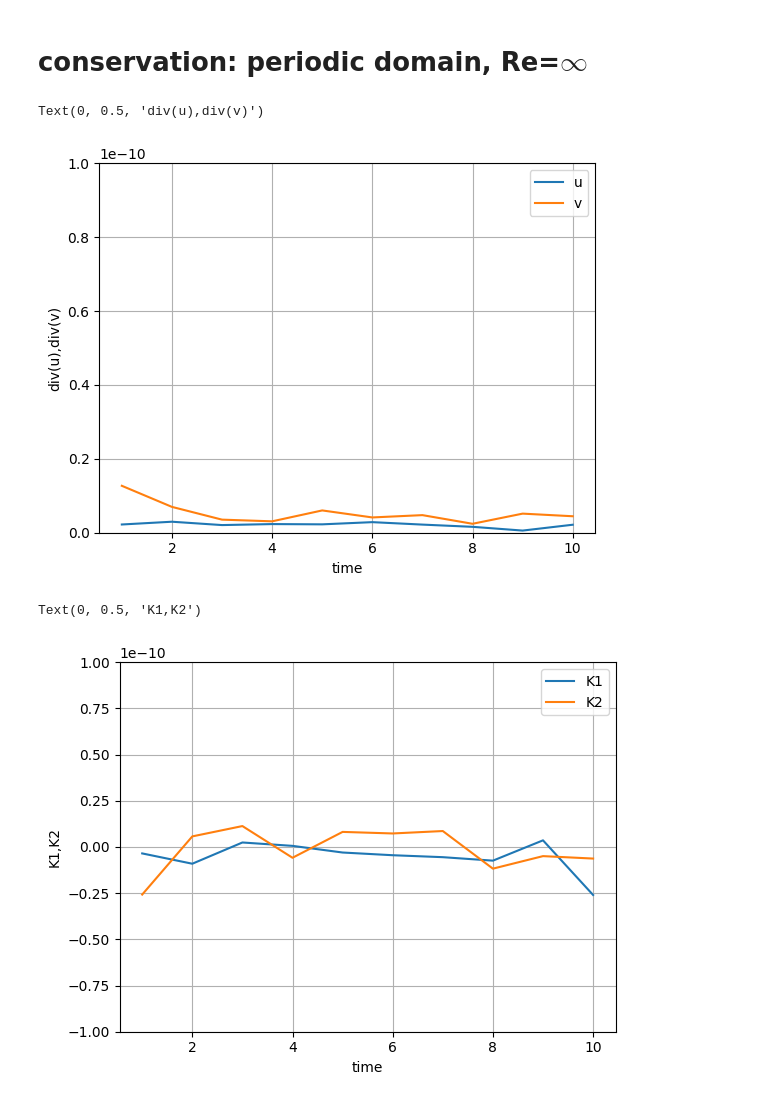
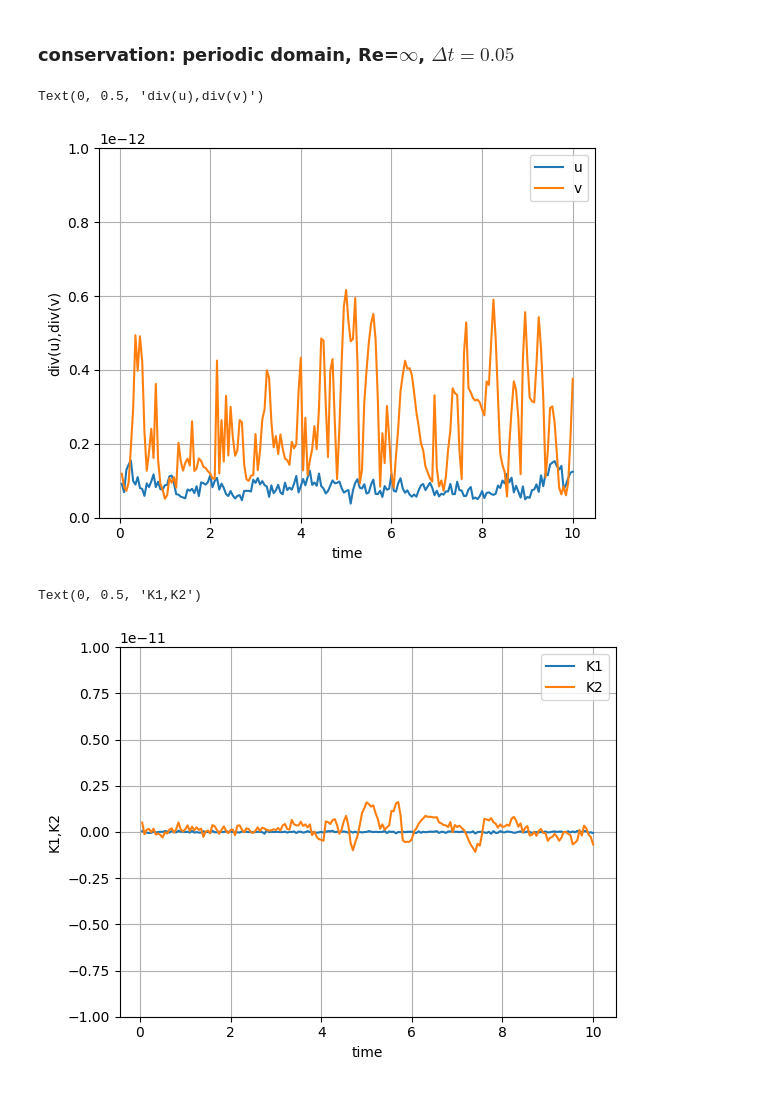
Before and after one commit to markusrenoldner/MEHCscheme, a Jupyter notebook: playground/plots.ipynb, the cells around one changed output. Cells and saved outputs as stored; diff of their text form; code cells hidden in the pictures.

```diff
--- a/playground/plots.ipynb
+++ b/playground/plots.ipynb
@@ -2,4 +2,4 @@
 import numpy as np
 import matplotlib.pyplot as plt
 # %% [markdown]
-# conservation: periodic domain, Re=$\infty$
+### conservation: periodic domain, Re=$\infty$, $\Delta t=0.05$
@@ -25,22 +215,22 @@ h2 = data[6::7]
 # %%
 plt.plot(time,m1,label="u")
 plt.plot(time,m2,label="v")
 plt.legend()
 plt.grid()
-plt.ylim(0,0.0000000001)
+plt.ylim(0,0.000000000001)
 plt.xlabel("time")
 plt.ylabel("div(u),div(v)")
 # %% [output]
 Text(0, 0.5, 'div(u),div(v)')
-[figure, old version]
+[figure, new version]
 # %%
 plt.plot(time,k1,label="K1")
 plt.plot(time,k2,label="K2")
 plt.legend()
 plt.grid()
-plt.ylim(-0.0000000001,0.0000000001)
+plt.ylim(-0.00000000001,0.00000000001)
 plt.xlabel("time")
 plt.ylabel("K1,K2")
 # %% [output]
 Text(0, 0.5, 'K1,K2')
-[figure, old version]
+[figure, new version]
```
Also changed, not shown: parts of 7 cells of this notebook.
